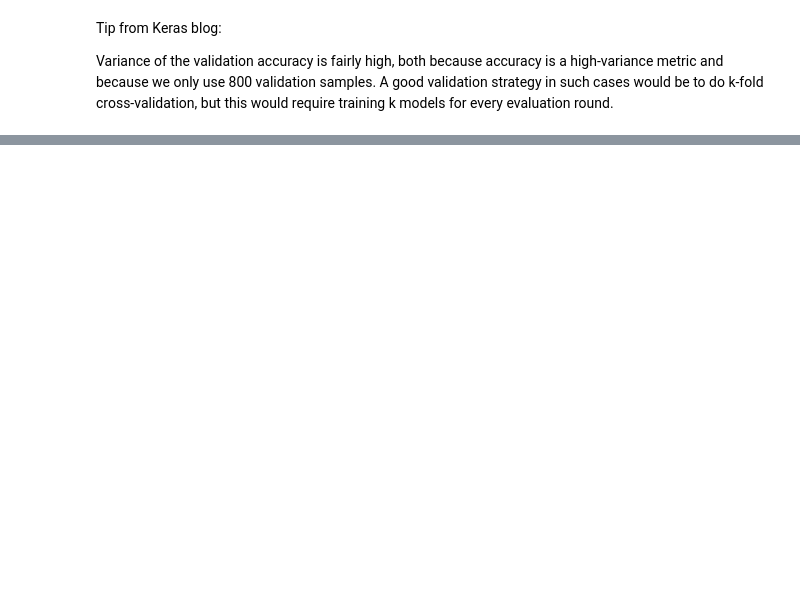
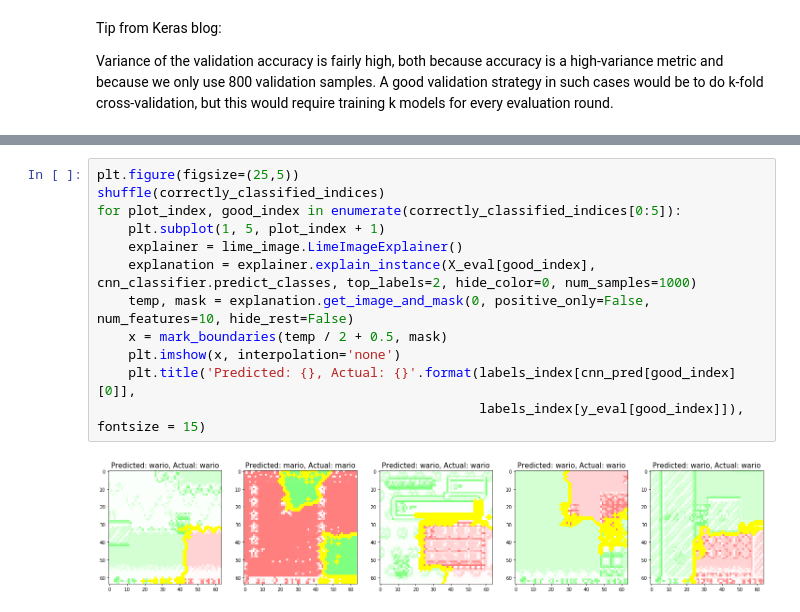
Before and after one commit to erykml/mario_vs_wario, a Jupyter notebook: mario_vs_wario.ipynb, the cells around one changed output, grey strips where cells are left out. Cells and saved outputs as stored; diff of their text form; blank space fills up the shorter version.

```diff
--- a/mario_vs_wario.ipynb
+++ b/mario_vs_wario.ipynb
@@ -576,0 +458,14 @@ for plotIndex, badIndex in enumerate(classifiedIndexes[0:5]):
+# %%
+plt.figure(figsize=(25,5))
+shuffle(correctly_classified_indices)
+for plot_index, good_index in enumerate(correctly_classified_indices[0:5]):
+    plt.subplot(1, 5, plot_index + 1)
+    explainer = lime_image.LimeImageExplainer()
+    explanation = explainer.explain_instance(X_eval[good_index], cnn_classifier.predict_classes, top_labels=2, hide_color=0, num_samples=1000)
+    temp, mask = explanation.get_image_and_mask(0, positive_only=False, num_features=10, hide_rest=False)
+    x = mark_boundaries(temp / 2 + 0.5, mask)
+    plt.imshow(x, interpolation='none')
+    plt.title('Predicted: {}, Actual: {}'.format(labels_index[cnn_pred[good_index][0]],
+                                                 labels_index[y_eval[good_index]]), fontsize = 15)
+# %% [output]
+[figure, added]
```
Also changed, not shown: parts of 103 cells of this notebook, 4 other files.
